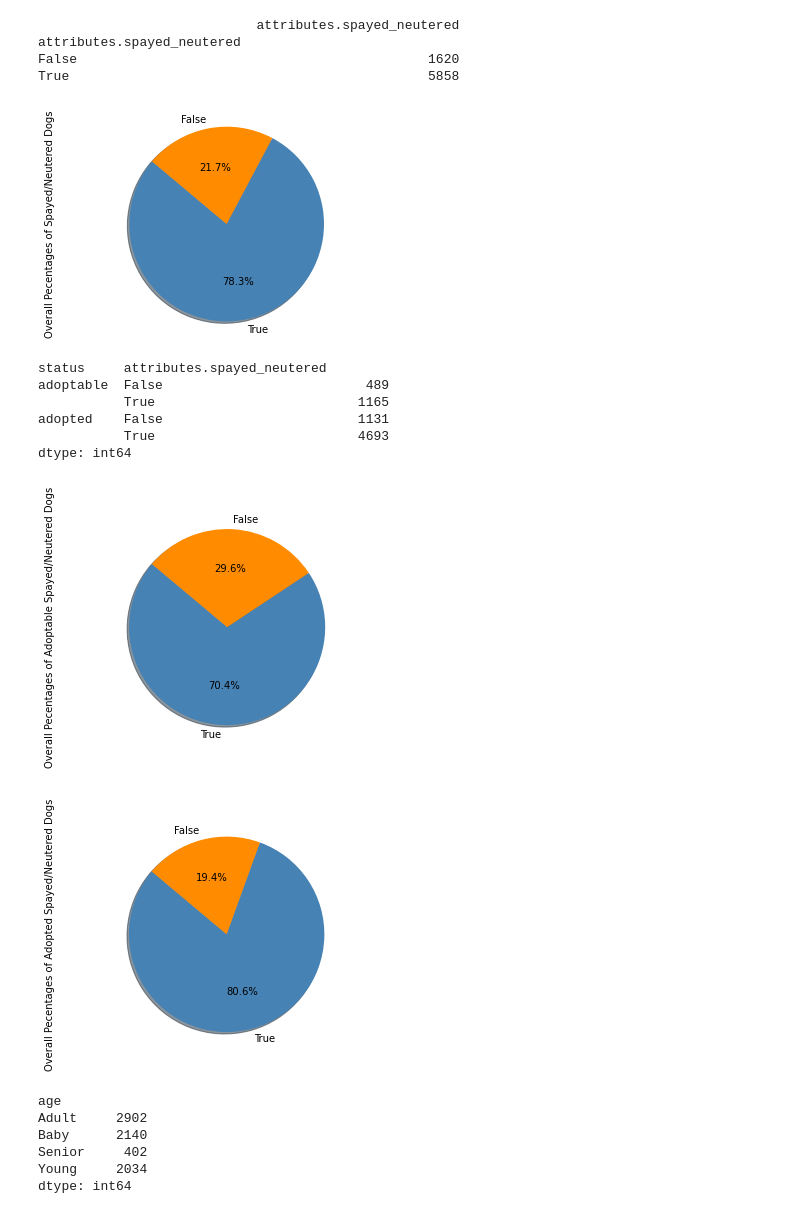
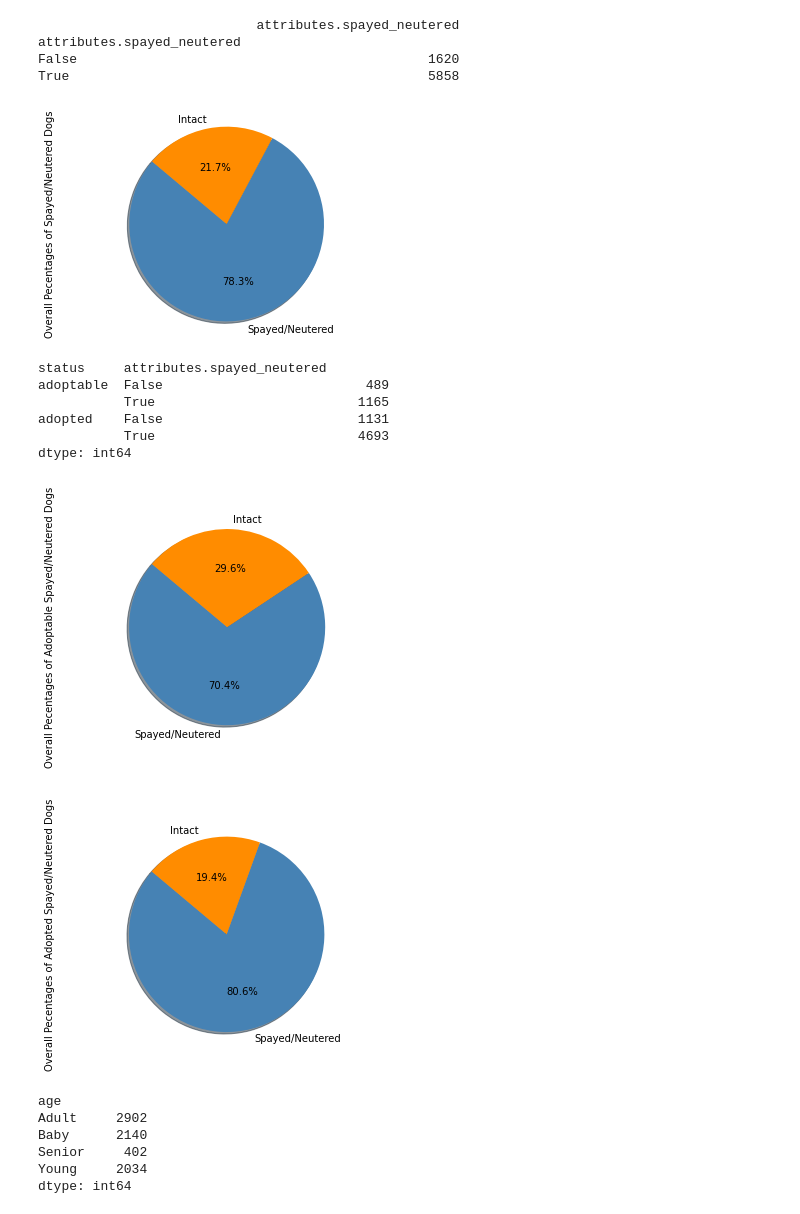
Before and after one commit to rebeccatast/Animal-Adoptions, a Jupyter notebook: Code/Tast Animal Code .ipynb, the cells around one changed output. Saved outputs shown, nothing was run; the diff lists cells and outputs as text; code cells hidden in the pictures.

```diff
--- a/Code/Tast Animal Code .ipynb
+++ b/Code/Tast Animal Code .ipynb
@@ -236,21 +201,21 @@ False                                             1620
 True                                              5858
 # %%
 #Pie Chart Using Pyplot Fixed Overall
-Spayed_Neutered = ["True", "False"]
+Spayed_Neutered = ["Spayed/Neutered", "Intact"]
 numbers = [5858,1620]
 colors = ["steelblue","darkorange"]
 explode = (0,0)
 
 #Create Pie Chart Using the Above Data
 plt.ylabel("Overall Pecentages of Spayed/Neutered Dogs")
 plt.pie(numbers, explode=explode, labels=Spayed_Neutered, colors=colors,
         autopct="%1.1f%%", shadow=True, startangle=140)
 
 # Create axes which are equal so we have a perfect circle
 plt.axis("equal")
 plt.show()
 # %% [output]
-[figure, old version]
+[figure, new version]
 # %%
 #Fixed by Status
 group_fixed = SA_Shelter.groupby(["status","attributes.spayed_neutered"]).size()
@@ -264,7 +229,7 @@ adopted    False                         1131
 dtype: int64
 # %%
 #Pie Chart Using Pyplot Fixed Adoptable
-Spayed_Neutered = ["True", "False"]
+Spayed_Neutered = ["Spayed/Neutered", "Intact"]
 numbers = [1165,489]
 colors = ["steelblue","darkorange"]
 explode = (0,0)
@@ -278,11 +243,11 @@ plt.pie(numbers, explode=explode, labels=Spayed_Neutered, colors=colors,
 plt.axis("equal")
 plt.show()
 # %% [output]
-[figure, old version]
+[figure, new version]
 # %%
 #Pie Chart Using Pyplot Fixed Adopted
 
-Spayed_Neutered = ["True", "False"]
+Spayed_Neutered = ["Spayed/Neutered", "Intact"]
 numbers = [4693,1131]
 colors = ["steelblue","darkorange"]
 explode = (0,0)
@@ -296,7 +261,7 @@ plt.pie(numbers, explode=explode, labels=Spayed_Neutered, colors=colors,
 plt.axis("equal")
 plt.show()
 # %% [output]
-[figure, old version]
+[figure, new version]
 # %%
 #Age Overall
 SA_Shelter.groupby("age").size()
```
Also changed, not shown: parts of 18 cells of this notebook.
